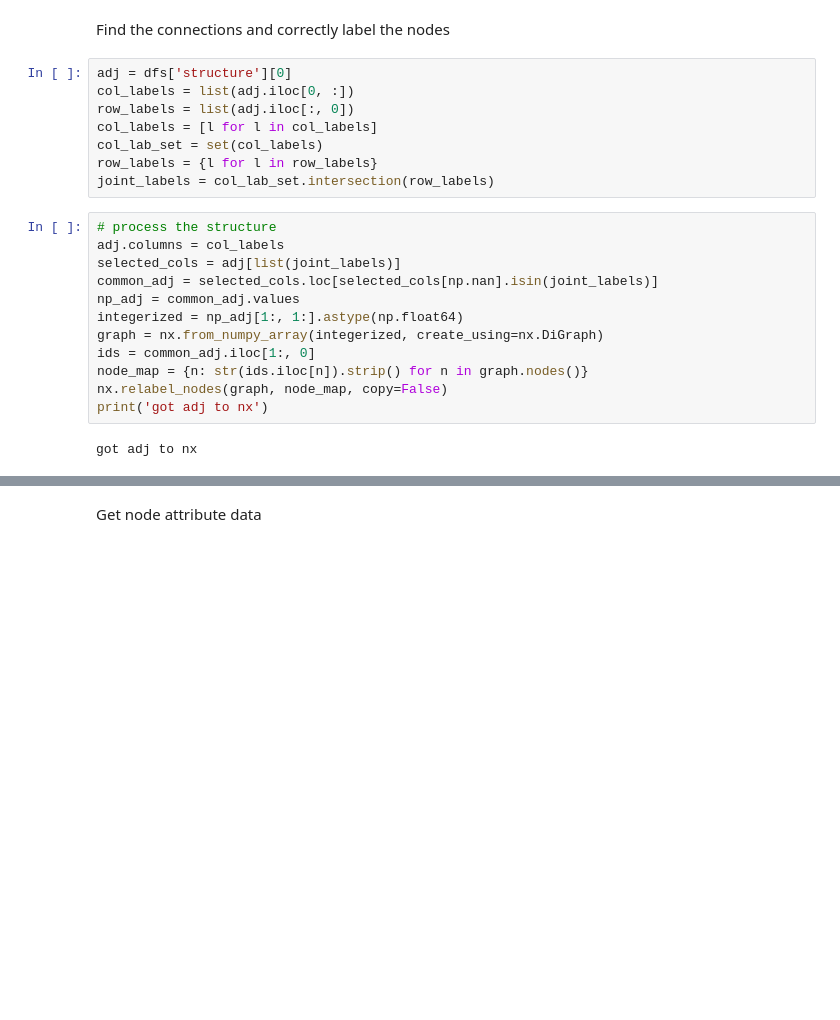
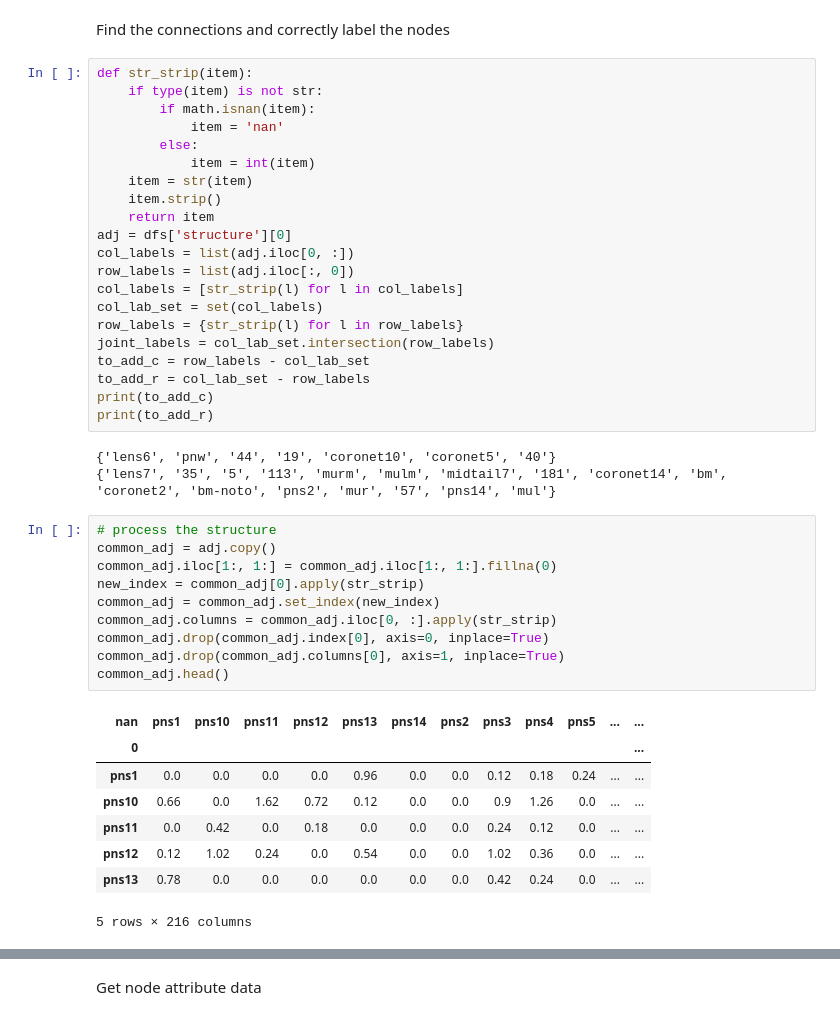
Before and after one commit to neurodata/connectocross, a Jupyter notebook: ciona_data/pull_ciona_data_interactive.ipynb, the cells around one changed output, grey strips where cells are left out. Drawn from its saved outputs; the diff is of its cells as text; blank space fills up the shorter version.

Commit message:
fix label error

```diff
--- a/ciona_data/pull_ciona_data_interactive.ipynb
+++ b/ciona_data/pull_ciona_data_interactive.ipynb
@@ -48,24 +52,45 @@ dfs['basic_atts'][0].head()
 # %% [markdown]
 Find the connections and correctly label the nodes
 # %%
+def str_strip(item):
+    if type(item) is not str:
+        if math.isnan(item):
+            item = 'nan'
+        else:
+            item = int(item)
+    item = str(item)
+    item.strip()
+    return item
 adj = dfs['structure'][0]
 col_labels = list(adj.iloc[0, :])
 row_labels = list(adj.iloc[:, 0])
-col_labels = [l for l in col_labels]
+col_labels = [str_strip(l) for l in col_labels]
 col_lab_set = set(col_labels)
-row_labels = {l for l in row_labels}
+row_labels = {str_strip(l) for l in row_labels}
 joint_labels = col_lab_set.intersection(row_labels)
+to_add_c = row_labels - col_lab_set
+to_add_r = col_lab_set - row_labels
+print(to_add_c)
+print(to_add_r)
+# %% [output]
+{'lens6', 'pnw', '44', '19', 'coronet10', 'coronet5', '40'}
+{'lens7', '35', '5', '113', 'murm', 'mulm', 'midtail7', '181', 'coronet14', 'bm', 'coronet2', 'bm-noto', 'pns2', 'mur', '57', 'pns14', 'mul'}
-# %%
-# process the structure
-adj.columns = col_labels
-selected_cols = adj[list(joint_labels)]
-common_adj = selected_cols.loc[selected_cols[np.nan].isin(joint_labels)]
-np_adj = common_adj.values
-integerized = np_adj[1:, 1:].astype(np.float64)
-graph = nx.from_numpy_array(integerized, create_using=nx.DiGraph)
-ids = common_adj.iloc[1:, 0]
-node_map = {n: str(ids.iloc[n]).strip() for n in graph.nodes()}
-nx.relabel_nodes(graph, node_map, copy=False)
-print('got adj to nx')
-# %% [output]
-got adj to nx
+# %%
+# process the structure
+common_adj = adj.copy()
+common_adj.iloc[1:, 1:] = common_adj.iloc[1:, 1:].fillna(0)
+new_index = common_adj[0].apply(str_strip)
+common_adj = common_adj.set_index(new_index)
+common_adj.columns = common_adj.iloc[0, :].apply(str_strip)
+common_adj.drop(common_adj.index[0], axis=0, inplace=True)
+common_adj.drop(common_adj.columns[0], axis=1, inplace=True)
+common_adj.head()
+# %% [output]
+| nan | pns1 | pns10 | pns11 | pns12 | pns13 | pns14 | pns2 | pns3 | pns4 | pns5 | ... | ... |
+| 0 |  |  |  |  |  |  |  |  |  |  |  | ... |
+| pns1 | 0.0 | 0.0 | 0.0 | 0.0 | 0.96 | 0.0 | 0.0 | 0.12 | 0.18 | 0.24 | ... | ... |
+| pns10 | 0.66 | 0.0 | 1.62 | 0.72 | 0.12 | 0.0 | 0.0 | 0.9 | 1.26 | 0.0 | ... | ... |
+| pns11 | 0.0 | 0.42 | 0.0 | 0.18 | 0.0 | 0.0 | 0.0 | 0.24 | 0.12 | 0.0 | ... | ... |
+| pns12 | 0.12 | 1.02 | 0.24 | 0.0 | 0.54 | 0.0 | 0.0 | 1.02 | 0.36 | 0.0 | ... | ... |
+| pns13 | 0.78 | 0.0 | 0.0 | 0.0 | 0.0 | 0.0 | 0.0 | 0.42 | 0.24 | 0.0 | ... | ... |
+5 rows × 216 columns
```
Also changed, not shown: parts of 9 cells of this notebook, 2 other files.
